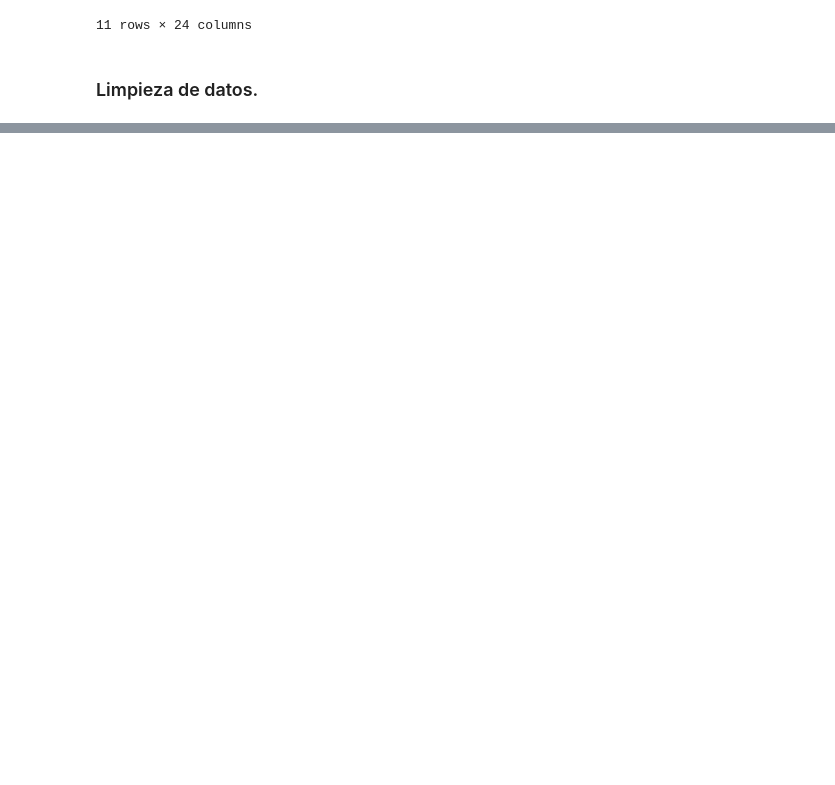
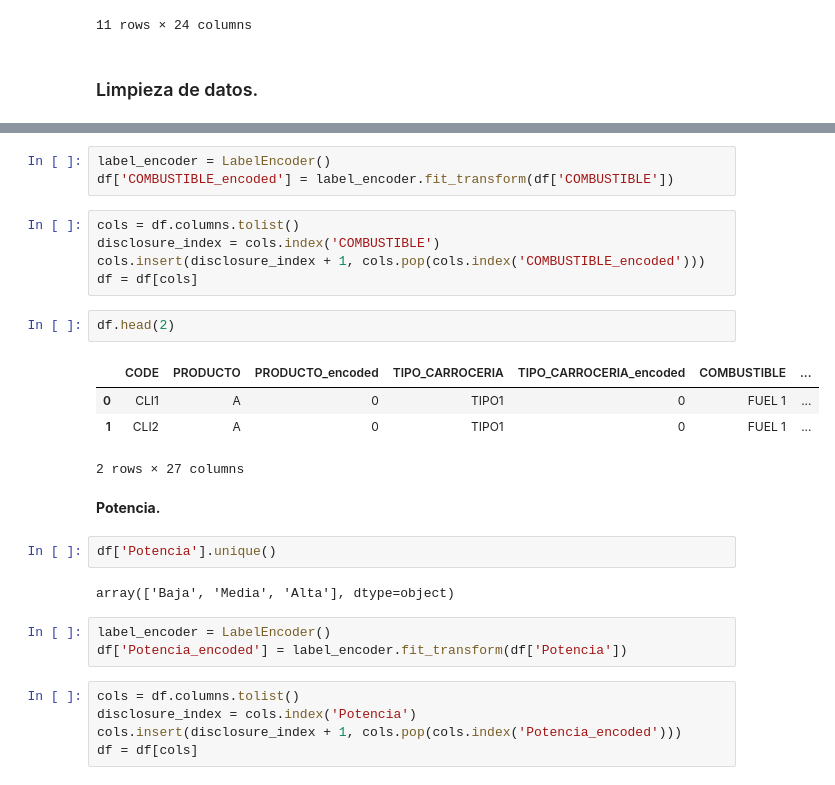
Before and after one commit to clauloro/Caso01_Propensity, a Jupyter notebook: Análisis Exploratorio de Datos - Propensión de Compra.ipynb, the cells around one changed output, grey strips where cells are left out. Saved outputs shown, nothing was run; the diff lists cells and outputs as text; blank space fills up the shorter version.

```diff
--- a/Análisis Exploratorio de Datos - Propensión de Compra.ipynb
+++ b/Análisis Exploratorio de Datos - Propensión de Compra.ipynb
@@ -125,0 +327,29 @@ dtype: int64
+# %%
+label_encoder = LabelEncoder()
+df['COMBUSTIBLE_encoded'] = label_encoder.fit_transform(df['COMBUSTIBLE'])
+# %%
+cols = df.columns.tolist()
+disclosure_index = cols.index('COMBUSTIBLE')
+cols.insert(disclosure_index + 1, cols.pop(cols.index('COMBUSTIBLE_encoded')))
+df = df[cols]
+# %%
+df.head(2)
+# %% [output]
+|  | CODE | PRODUCTO | PRODUCTO_encoded | TIPO_CARROCERIA | TIPO_CARROCERIA_encoded | COMBUSTIBLE | ... |
+| 0 | CLI1 | A | 0 | TIPO1 | 0 | FUEL 1 | ... |
+| 1 | CLI2 | A | 0 | TIPO1 | 0 | FUEL 1 | ... |
+2 rows × 27 columns
+# %% [markdown]
+**Potencia.**
+# %%
+df['Potencia'].unique()
+# %% [output]
+array(['Baja', 'Media', 'Alta'], dtype=object)
+# %%
+label_encoder = LabelEncoder()
+df['Potencia_encoded'] = label_encoder.fit_transform(df['Potencia'])
+# %%
+cols = df.columns.tolist()
+disclosure_index = cols.index('Potencia')
+cols.insert(disclosure_index + 1, cols.pop(cols.index('Potencia_encoded')))
+df = df[cols]
```
Also changed, not shown: parts of 96 cells of this notebook.
